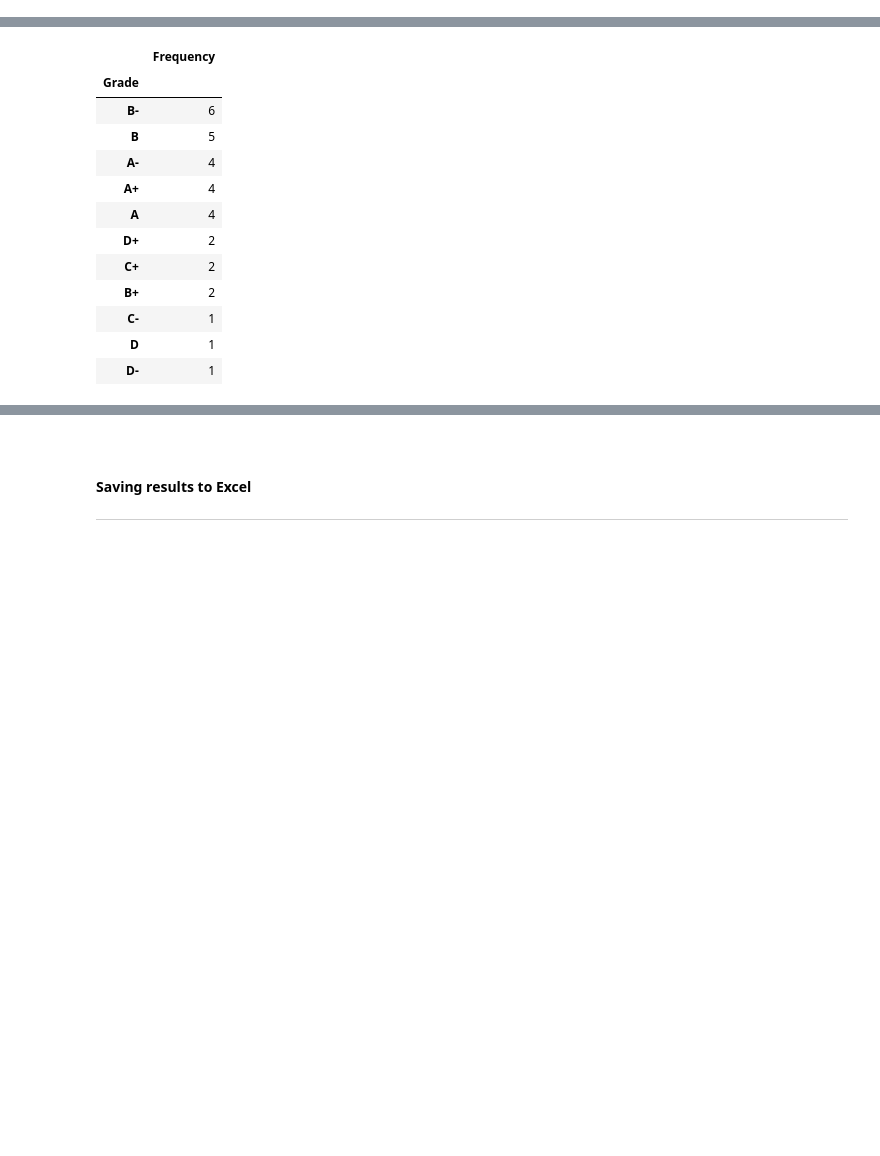
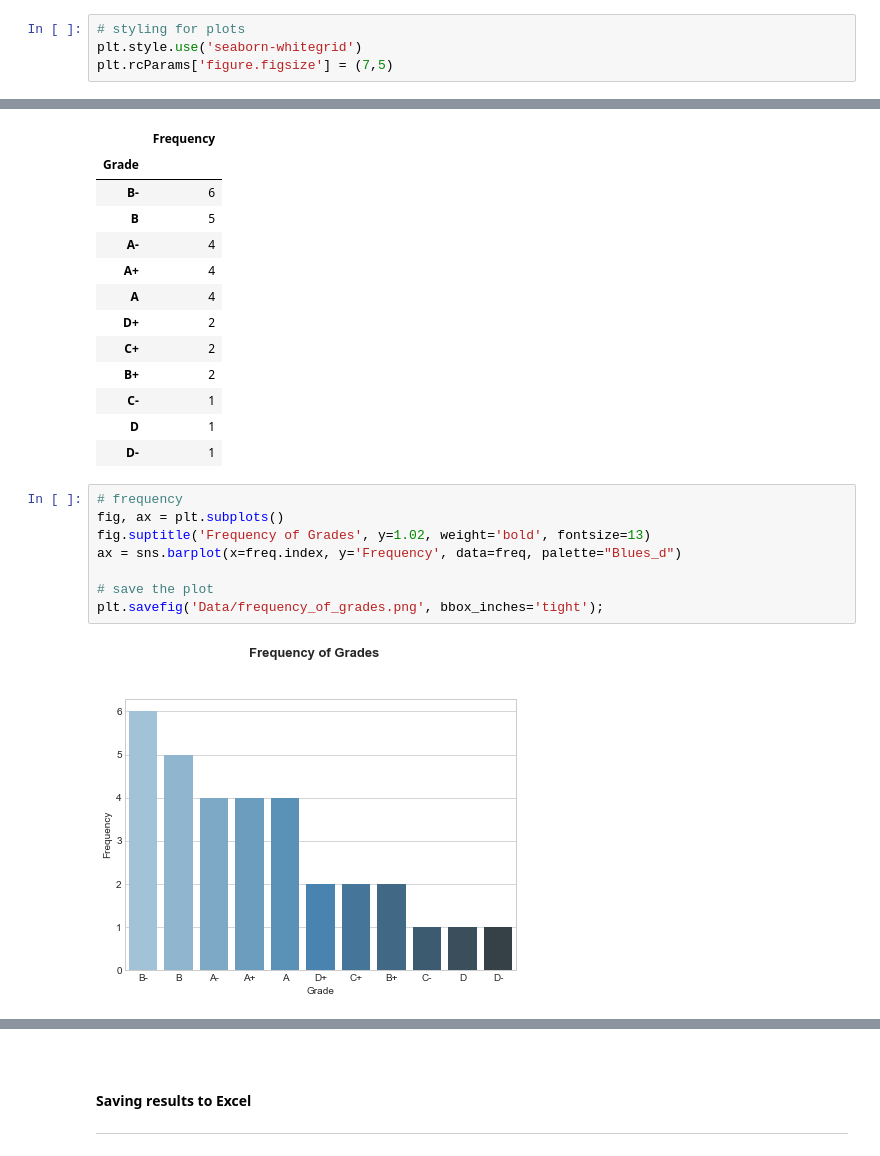
Before and after one commit to olgarozhdestvina/Data-Science-and-Machine-Learning, a Jupyter notebook: Data analytics/Language tests/Final grade.ipynb, the cells around one changed output, grey strips where cells are left out. Cells and saved outputs as stored; diff of their text form; blank space fills up the shorter version.

Commit message:
-Added sorting and two plots into final grade analysis.

```diff
--- a/Data analytics/Language tests/Final grade.ipynb
+++ b/Data analytics/Language tests/Final grade.ipynb
@@ -16,3 +17,7 @@ import matplotlib.pyplot as plt
+# %%
+# styling for plots
+plt.style.use('seaborn-whitegrid')
+plt.rcParams['figure.figsize'] = (7,5)
 # %% [markdown]
 <br>
 
@@ -233,3 +238,13 @@ freq
 | C- | 1 |
 | D | 1 |
 | D- | 1 |
+# %%
+# frequency
+fig, ax = plt.subplots()
+fig.suptitle('Frequency of Grades', y=1.02, weight='bold', fontsize=13)
+ax = sns.barplot(x=freq.index, y='Frequency', data=freq, palette="Blues_d")
+
+# save the plot
+plt.savefig('Data/frequency_of_grades.png', bbox_inches='tight');
+# %% [output]
+[figure, added]
```
Also changed, not shown: parts of 4 cells of this notebook, 6 other files.
